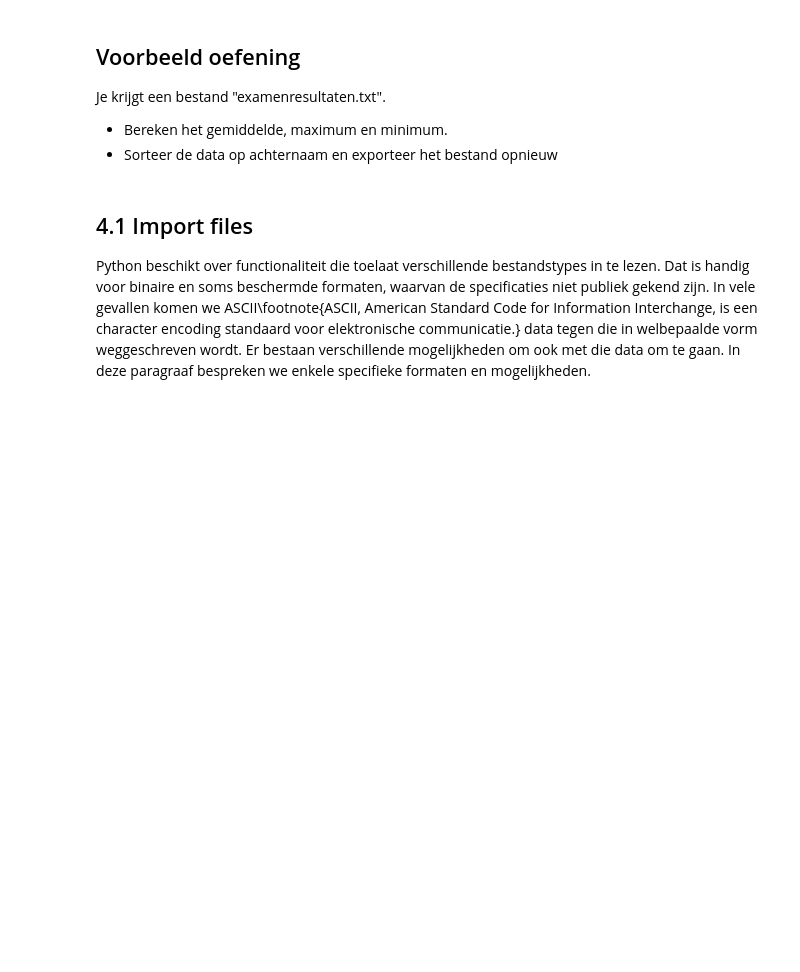
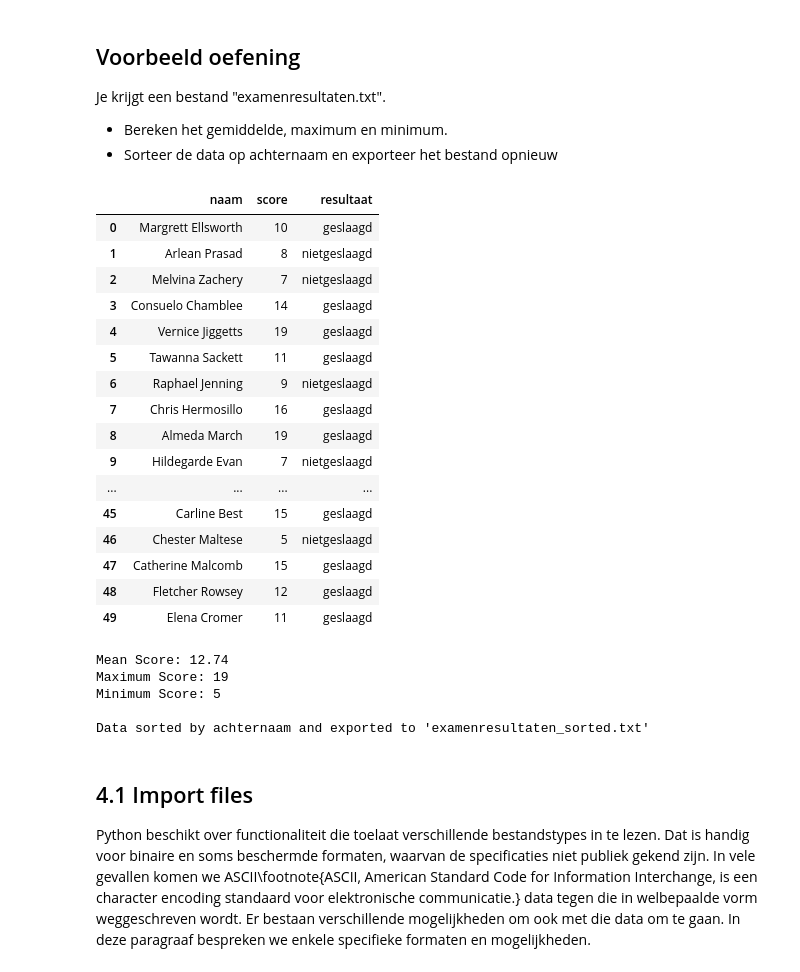
Before and after one commit to joeritaveirne/Les-4, a Jupyter notebook: chapter4.ipynb, the cells around one changed output. Drawn from its saved outputs; the diff is of its cells as text; code cells hidden in the pictures; blank space fills up the shorter version.

```diff
--- a/chapter4.ipynb
+++ b/chapter4.ipynb
@@ -12,6 +12,50 @@ import numpy as np
 Je krijgt een bestand "examenresultaten.txt".
 - Bereken het gemiddelde, maximum en minimum.
 - Sorteer de data op achternaam en exporteer het bestand opnieuw
+# %%
+# Assuming the file has no header and the columns are 'achternaam', 'score', 'resultaat'
+data = pd.read_csv('/examenresultaten.txt', header=None, names=['naam', 'score', 'resultaat'])
+df = pd.DataFrame(data)
+df
+# %% [output]
+|  | naam | score | resultaat |
+| 0 | Margrett Ellsworth | 10 | geslaagd |
+| 1 | Arlean Prasad | 8 | nietgeslaagd |
+| 2 | Melvina Zachery | 7 | nietgeslaagd |
+| 3 | Consuelo Chamblee | 14 | geslaagd |
+| 4 | Vernice Jiggetts | 19 | geslaagd |
+| 5 | Tawanna Sackett | 11 | geslaagd |
+| 6 | Raphael Jenning | 9 | nietgeslaagd |
+| 7 | Chris Hermosillo | 16 | geslaagd |
+| 8 | Almeda March | 19 | geslaagd |
+| 9 | Hildegarde Evan | 7 | nietgeslaagd |
+| ... | ... | ... | ... |
+| 45 | Carline Best | 15 | geslaagd |
+| 46 | Chester Maltese | 5 | nietgeslaagd |
+| 47 | Catherine Malcomb | 15 | geslaagd |
+| 48 | Fletcher Rowsey | 12 | geslaagd |
+| 49 | Elena Cromer | 11 | geslaagd |
+# %%
+# Calculate mean, max, and min for the 'score' column
+mean_score = df['score'].mean()
+max_score = df['score'].max()
+min_score = df['score'].min()
+
+print("Mean Score:", mean_score)
+print("Maximum Score:", max_score)
+print("Minimum Score:", min_score)
+
+# Sort data by achternaam and export
+df_sorted = df.sort_values(by='achternaam')
+df_sorted.to_csv('examenresultaten_sorted.txt', index=False)
+
+print("\nData sorted by achternaam and exported to 'examenresultaten_sorted.txt'")
+# %% [output]
+Mean Score: 12.74
+Maximum Score: 19
+Minimum Score: 5
+
+Data sorted by achternaam and exported to 'examenresultaten_sorted.txt'
 # %% [markdown]
 ## 4.1 Import files
 Python beschikt over functionaliteit die toelaat verschillende bestandstypes in te lezen. Dat is handig voor binaire en soms beschermde formaten, waarvan de specificaties niet publiek gekend zijn. In vele gevallen komen we ASCII\footnote{ASCII, American Standard Code for Information Interchange, is een character encoding standaard voor elektronische communicatie.} data tegen die in welbepaalde vorm weggeschreven wordt. Er bestaan verschillende mogelijkheden om ook met die data om te gaan. In deze paragraaf bespreken we enkele specifieke formaten en mogelijkheden.
```
Also changed, not shown: parts of 21 cells of this notebook.
